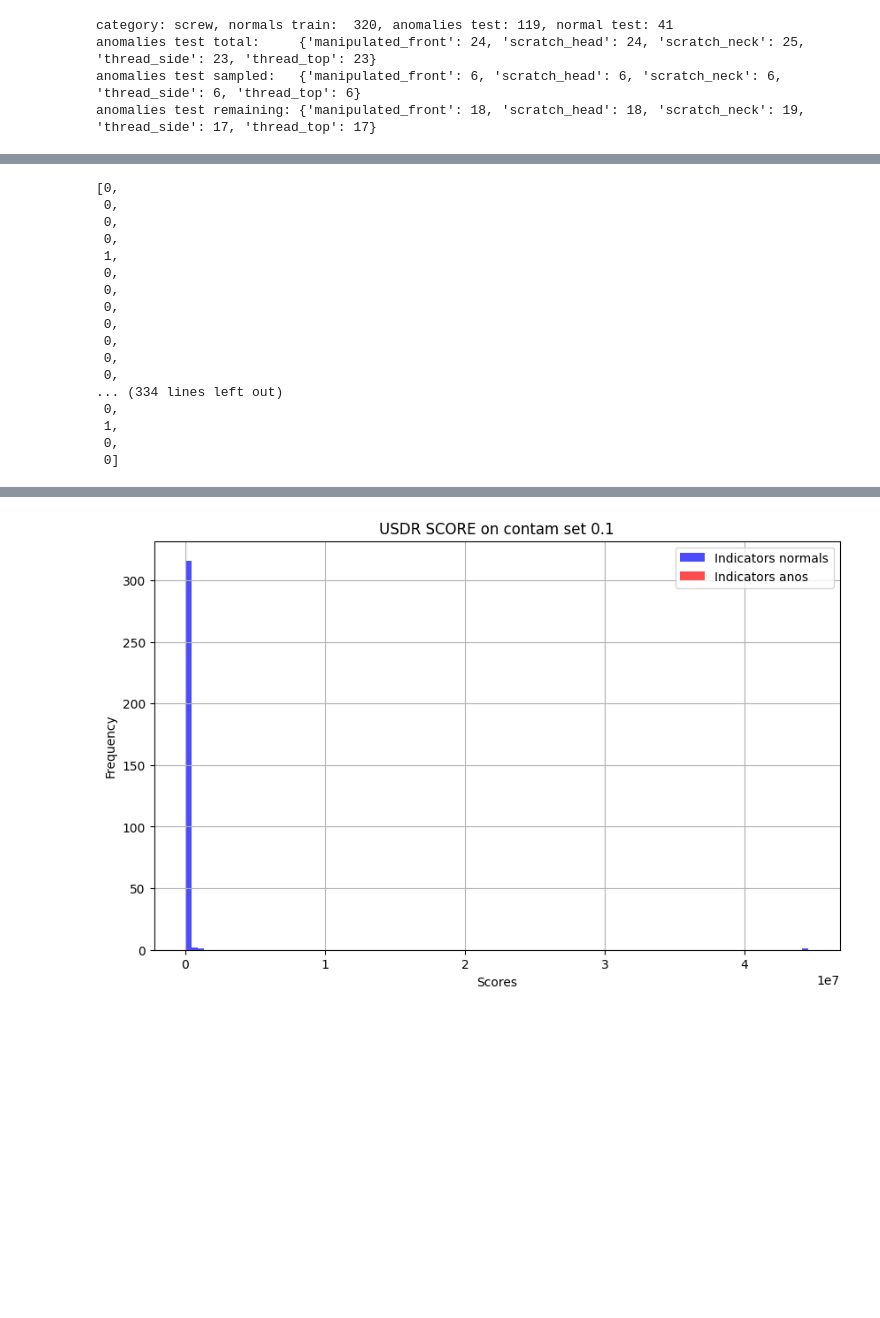
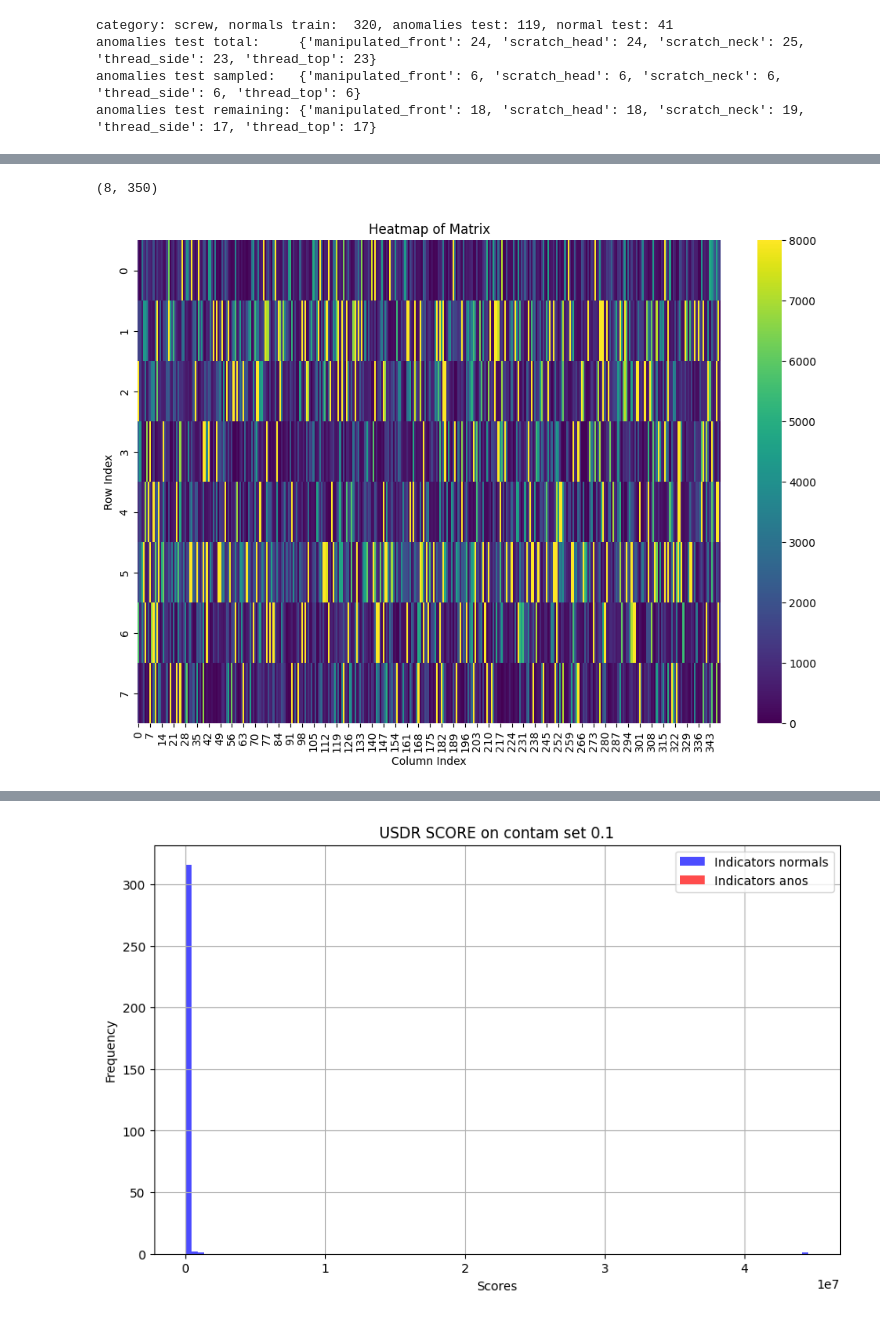
Before and after one commit to buehlpa/UTRAD, a Jupyter notebook: dev_usdr.ipynb, the cells around one changed output, grey strips where cells are left out. Saved outputs shown, nothing was run; the diff lists cells and outputs as text; code cells hidden in the pictures; blank space fills up the shorter version.

```diff
--- a/dev_usdr.ipynb
+++ b/dev_usdr.ipynb
@@ -127,8 +110,0 @@ len(colorvec)
-# %%
-ano_cols = [ 'green', 'red', 'cyan', 'magenta', 'yellow', 'black', 'white']
-colorvec=['blue']*len(train_data)#all cols to blue base is normal
-for i,cat in enumerate(anocat):
-    for id_, (col,path) in enumerate(zip(colorvec,train_datashuffled)):
-        print(path)
-        if cat in path:
-            colorvec[id_]=ano_cols[i]
@@ -537,20 +375,28 @@ df
-# %%
-idx_labs
-# %% [output]
-[0,
- 0,
- 0,
- 0,
- 1,
- 0,
- 0,
- 0,
- 0,
- 0,
- 0,
- 0,
-... (334 lines left out)
- 0,
- 1,
- 0,
- 0]
+# %%
+import pickle
+
+file_path = "/home/bule/projects/UTRAD/results/mvtec/contamination_10/DEV_USDR_15_05_24-2-screw/allpaths.pkl"
+with open(file_path, "rb") as file:
+    data = pickle.load(file)
+
+file_path = "/home/bule/projects/UTRAD/results/mvtec/contamination_10/DEV_USDR_15_05_24-2-screw/allscores.pkl"
+with open(file_path, "rb") as file:
+    scores = pickle.load(file)
+# %%
+scores.shape
+# %% [output]
+(8, 350)
+# %%
+import numpy as np
+import seaborn as sns
+import matplotlib.pyplot as plt
+
+# Create a heatmap
+plt.figure(figsize=(12, 8))
+sns.heatmap(scores, cmap='viridis',vmax=8000,vmin=0)
+plt.title('Heatmap of Matrix')
+plt.xlabel('Column Index')
+plt.ylabel('Row Index')
+plt.show()
+# %% [output]
+[figure, added]
```
Also changed, not shown: parts of 14 cells of this notebook, 10 other files.
